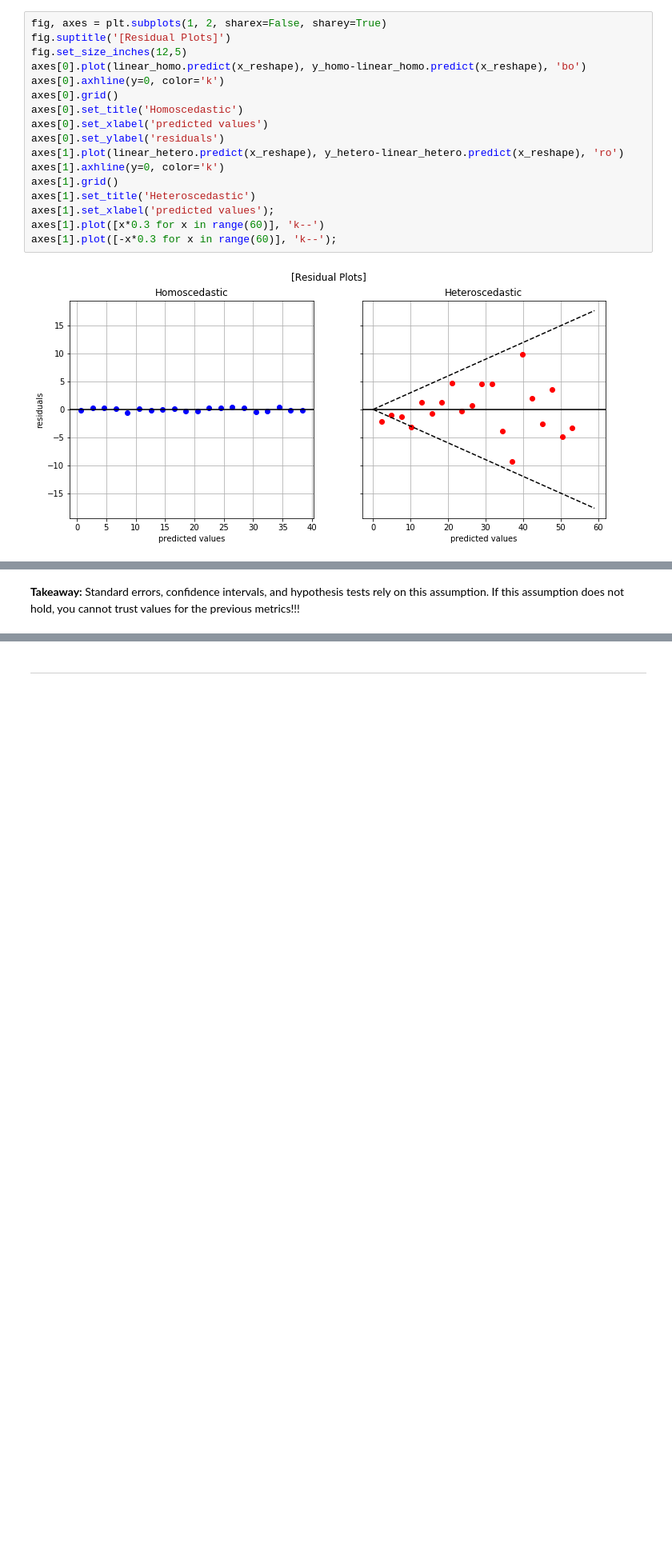
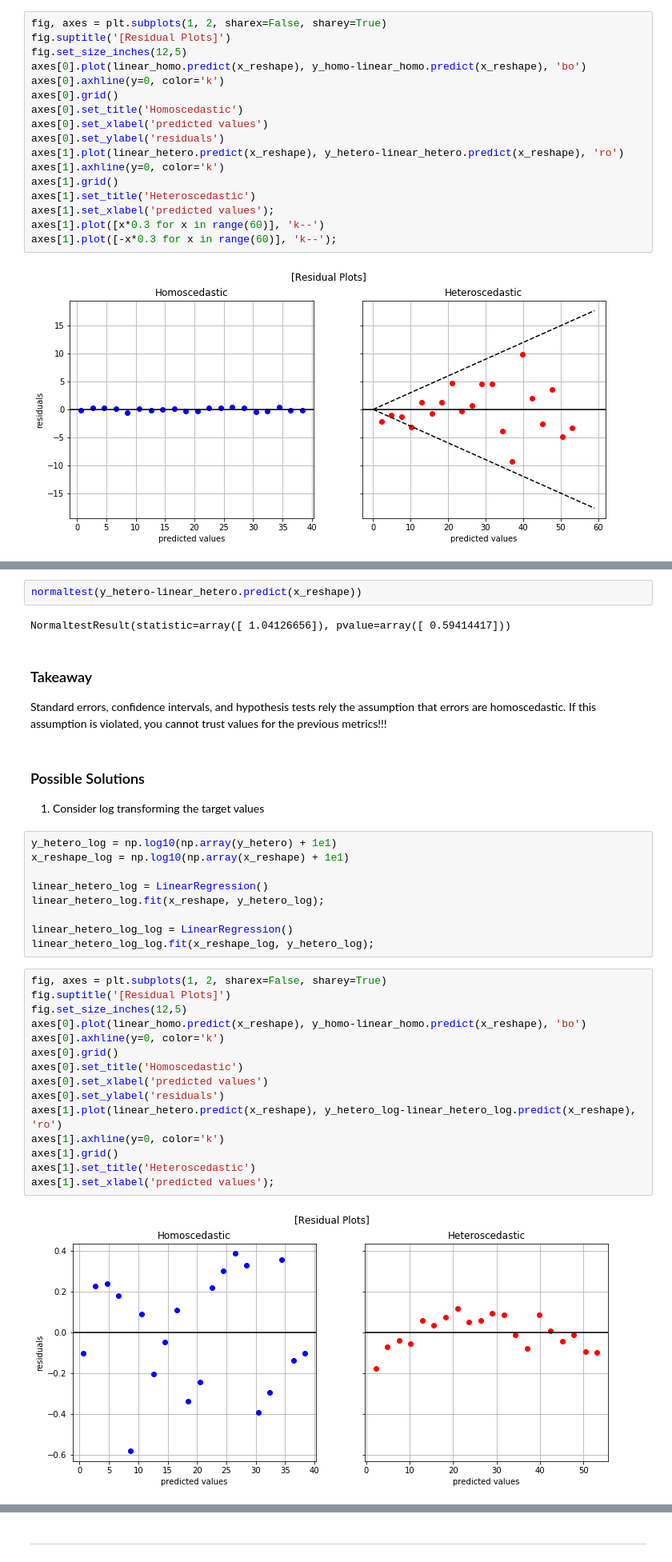
Before and after one commit to dziganto/Data_Science_Fundamentals, a Jupyter notebook: notebooks/Machine_Learning/Linear_Regression_Assumptions_and_Evaluation.ipynb, the cells around one changed output, grey strips where cells are left out. Shown at 80% size. Cells and saved outputs as stored; diff of their text form; blank space fills up the shorter version.

Commit message:
Added slew of material including possible solutions sections

```diff
--- a/notebooks/Machine_Learning/Linear_Regression_Assumptions_and_Evaluation.ipynb
+++ b/notebooks/Machine_Learning/Linear_Regression_Assumptions_and_Evaluation.ipynb
@@ -379,2 +467,38 @@ axes[1].plot([-x*0.3 for x in range(60)], 'k--');
+# %%
+normaltest(y_hetero-linear_hetero.predict(x_reshape))
+# %% [output]
+NormaltestResult(statistic=array([ 1.04126656]), pvalue=array([ 0.59414417]))
 # %% [markdown]
-**Takeaway:** Standard errors, confidence intervals, and hypothesis tests rely on this assumption. If this assumption does not hold, you cannot trust values for the previous metrics!!!
+### Takeaway
+
+Standard errors, confidence intervals, and hypothesis tests rely the assumption that errors are homoscedastic. If this assumption is violated, you cannot trust values for the previous metrics!!!
+# %% [markdown]
+### Possible Solutions
+
+1. Consider log transforming the target values
+# %%
+y_hetero_log = np.log10(np.array(y_hetero) + 1e1)
+x_reshape_log = np.log10(np.array(x_reshape) + 1e1)
+
+linear_hetero_log = LinearRegression()
+linear_hetero_log.fit(x_reshape, y_hetero_log);
+
+linear_hetero_log_log = LinearRegression()
+linear_hetero_log_log.fit(x_reshape_log, y_hetero_log);
+# %%
+fig, axes = plt.subplots(1, 2, sharex=False, sharey=True)
+fig.suptitle('[Residual Plots]')
+fig.set_size_inches(12,5)
+axes[0].plot(linear_homo.predict(x_reshape), y_homo-linear_homo.predict(x_reshape), 'bo')
+axes[0].axhline(y=0, color='k')
+axes[0].grid()
+axes[0].set_title('Homoscedastic')
+axes[0].set_xlabel('predicted values')
+axes[0].set_ylabel('residuals')
+axes[1].plot(linear_hetero.predict(x_reshape), y_hetero_log-linear_hetero_log.predict(x_reshape), 'ro')
+axes[1].axhline(y=0, color='k')
+axes[1].grid()
+axes[1].set_title('Heteroscedastic')
+axes[1].set_xlabel('predicted values');
+# %% [output]
+[figure, added]
```
Also changed, not shown: parts of 26 cells of this notebook.
